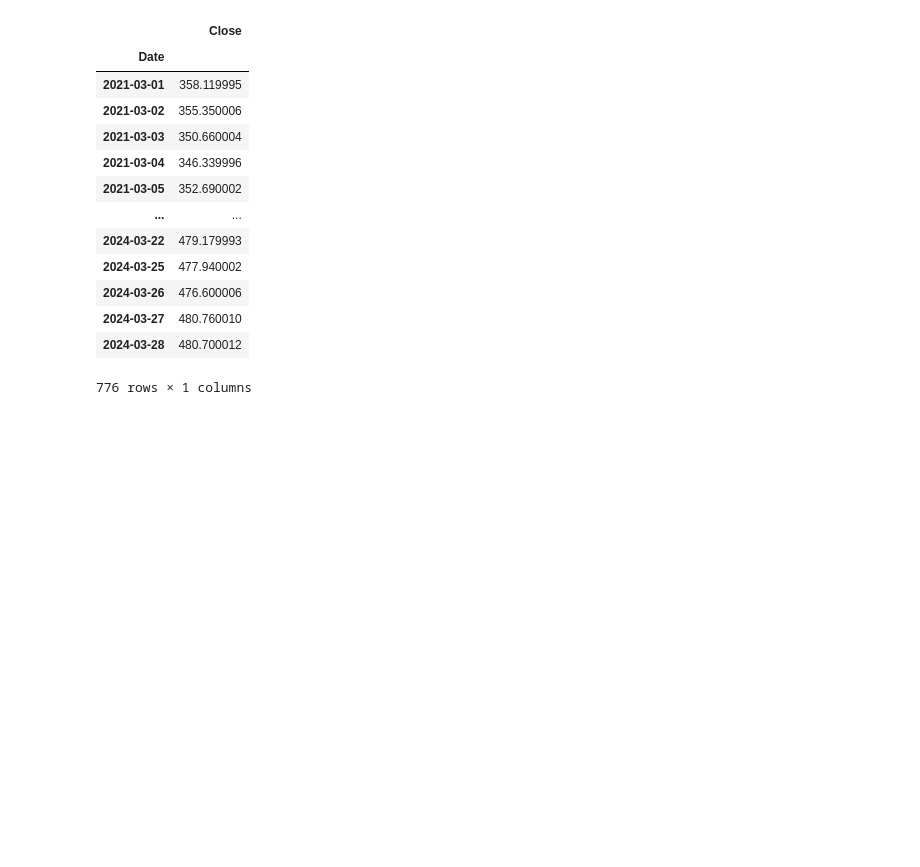
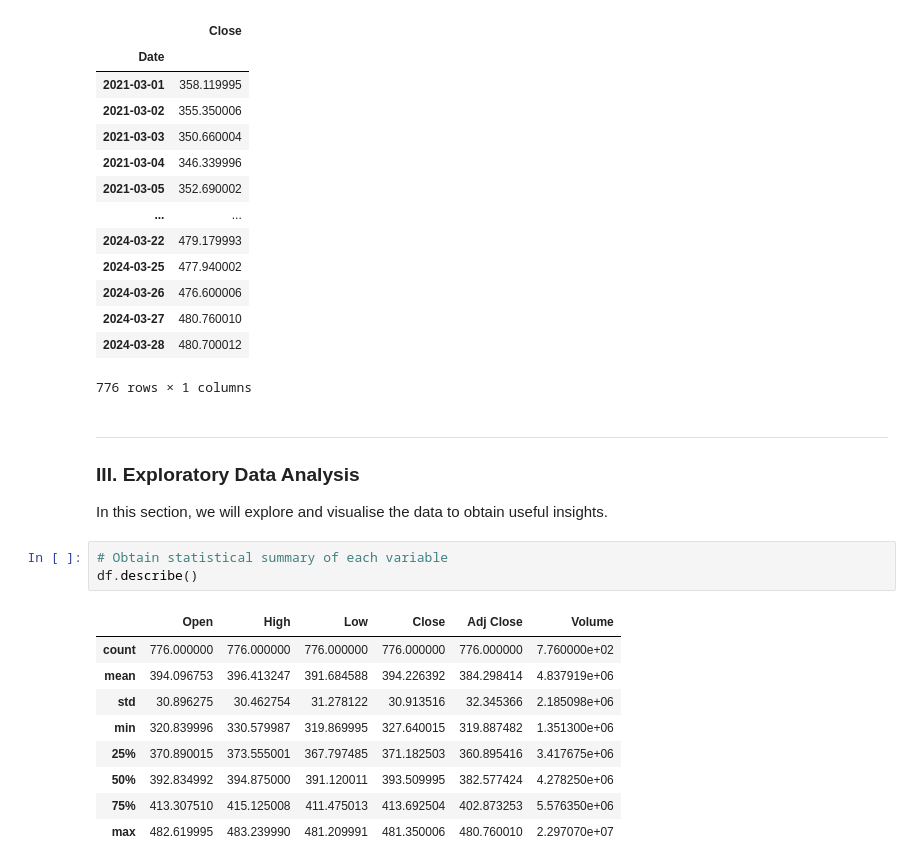
Before and after one commit to charltonxqh/SC1015-mini-project, a Jupyter notebook: ARIMA Analysis/ARIMA.ipynb, the cells around one changed output. Cells and saved outputs as stored; diff of their text form; blank space fills up the shorter version.

```diff
--- a/ARIMA Analysis/ARIMA.ipynb
+++ b/ARIMA Analysis/ARIMA.ipynb
@@ -133,3 +145,22 @@ df_close
 | 2024-03-27 | 480.760010 |
 | 2024-03-28 | 480.700012 |
 776 rows × 1 columns
+# %% [markdown]
+---
+
+### III. Exploratory Data Analysis
+
+In this section, we will explore and visualise the data to obtain useful insights.
+# %%
+# Obtain statistical summary of each variable
+df.describe()
+# %% [output]
+|  | Open | High | Low | Close | Adj Close | Volume |
+| count | 776.000000 | 776.000000 | 776.000000 | 776.000000 | 776.000000 | 7.760000e+02 |
+| mean | 394.096753 | 396.413247 | 391.684588 | 394.226392 | 384.298414 | 4.837919e+06 |
+| std | 30.896275 | 30.462754 | 31.278122 | 30.913516 | 32.345366 | 2.185098e+06 |
+| min | 320.839996 | 330.579987 | 319.869995 | 327.640015 | 319.887482 | 1.351300e+06 |
+| 25% | 370.890015 | 373.555001 | 367.797485 | 371.182503 | 360.895416 | 3.417675e+06 |
+| 50% | 392.834992 | 394.875000 | 391.120011 | 393.509995 | 382.577424 | 4.278250e+06 |
+| 75% | 413.307510 | 415.125008 | 411.475013 | 413.692504 | 402.873253 | 5.576350e+06 |
+| max | 482.619995 | 483.239990 | 481.209991 | 481.350006 | 480.760010 | 2.297070e+07 |
```
Also changed, not shown: parts of 14 cells of this notebook.
